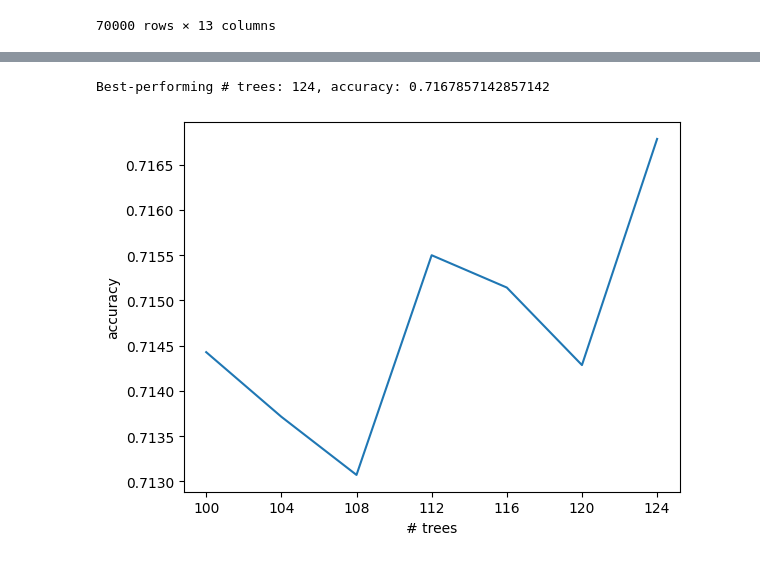
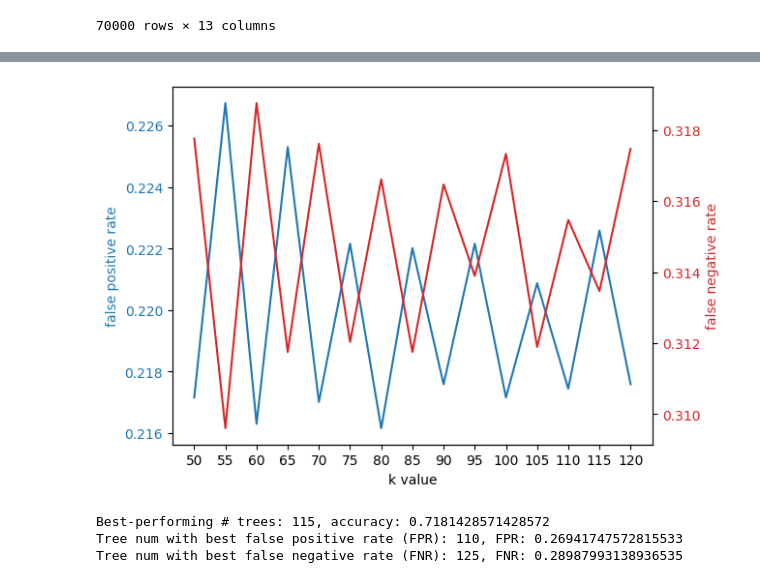
Before and after one commit to MengyangHe1/heart_disease_prediction, a Jupyter notebook: milo_heart_disease_prediction.ipynb, the cells around one changed output, grey strips where cells are left out. Saved outputs shown, nothing was run; the diff lists cells and outputs as text; code cells hidden in the pictures.

Commit message:
FNR, FPR, naive bayes
need to figure out x axis labels on naive bayes

```diff
--- a/milo_heart_disease_prediction.ipynb
+++ b/milo_heart_disease_prediction.ipynb
@@ -115,12 +151,12 @@ ap_lo mean, avg: 96.63041428571428, 188.47253029639026
 # %%
 # K-NN - data setup
 
-from sklearn.model_selection import train_test_split
 from sklearn.neighbors import KNeighborsClassifier
-from sklearn.model_selection import cross_val_score
 
 neighbors = range(50, 121, 5)
 knn_scores = [0] * len(neighbors)
+knn_false_pos = [0] * len(neighbors)
+knn_false_neg = [0] * len(neighbors)
 # folds = 5
 
 knn_X = df_normalized.drop(columns=['cardio', 'height', 'weight', 'gender', 'alco', 'gluc', 'active', 'smoke'])
@@ -154,3 +205,25 @@ Best-performing k value: 80, accuracy: 0.7336428571428572
+# %%
+# K-NN false positive/negative plot
+
+fig, ax1 = plt.subplots()
+
+color = 'tab:blue'
+ax1.set_ylabel('false positive rate', color=color)
+ax1.set_xlabel('k value')
+ax1.plot(knn_false_pos, label='FPR', color=color)
+ax1.tick_params(axis='y', labelcolor=color)
+
+ax2 = ax1.twinx()
+
+color = 'tab:red'
+ax2.set_ylabel('false negative rate', color=color)
+ax2.plot(knn_false_neg, label='FNR', color=color)
+ax2.tick_params(axis='y', labelcolor=color)
+
+plt.xticks(range(len(neighbors)), neighbors)
+plt.show()
+# %% [output]
+[figure, added]
 # %%
 from sklearn.ensemble import RandomForestClassifier
 
@@ -177,6 +252,8 @@ for i in range(len(trees)):
   rf[i].fit(rf_X_train, rf_y_train)
   rf_scores[i] = rf[i].score(rf_X_test, rf_y_test)
 
+  temp, temp, rf_false_pos[i], rf_false_neg[i] = accuracy_metrics(rf_y_test, rf[i].predict(rf_X_test))
+
   # CODE FOR K-FOLD CV (takes too long to run):
   # score = cross_val_score(rf, rf_X, rf_y, cv=folds)
   # scores[i] = np.mean(score)
@@ -184,11 +261,12 @@ for i in range(len(trees)):
 bestTreeNum = rf_scores.index(max(rf_scores))
 print(f'Best-performing # trees: {trees[bestTreeNum]}, accuracy: {rf_scores[bestTreeNum]}')
 
-plt.xlabel('# trees')
-plt.ylabel('accuracy')
-plt.plot(rf_scores)
-plt.xticks(range(len(trees)), trees)
-plt.show()
+rfBestFalsePos = rf_false_pos.index(min(rf_false_pos))
+print(f'Tree num with best false positive rate (FPR): {trees[rfBestFalsePos]}, FPR: {rf_false_pos[rfBestFalsePos]}')
+
+rfBestFalseNeg = rf_false_neg.index(min(rf_false_neg))
+print(f'Tree num with best false negative rate (FNR): {trees[rfBestFalseNeg]}, FNR: {rf_false_neg[rfBestFalseNeg]}')
 # %% [output]
-Best-performing # trees: 124, accuracy: 0.7167857142857142
+Best-performing # trees: 115, accuracy: 0.7181428571428572
+Tree num with best false positive rate (FPR): 110, FPR: 0.26941747572815533
+Tree num with best false negative rate (FNR): 125, FNR: 0.28987993138936535
-[figure, removed]
```
Also changed, not shown: parts of 11 cells of this notebook.
